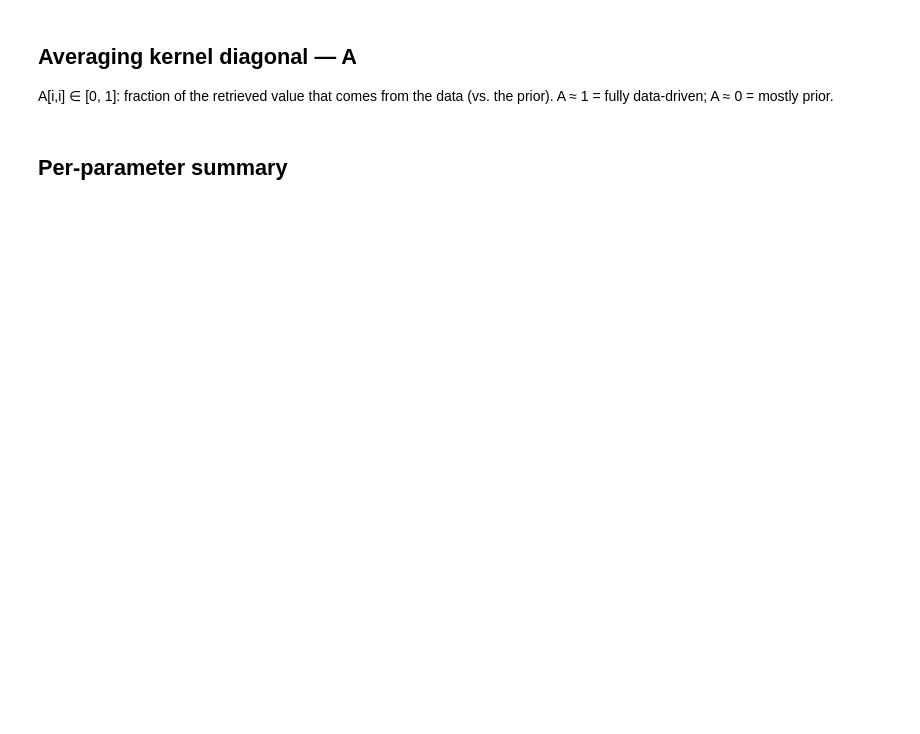
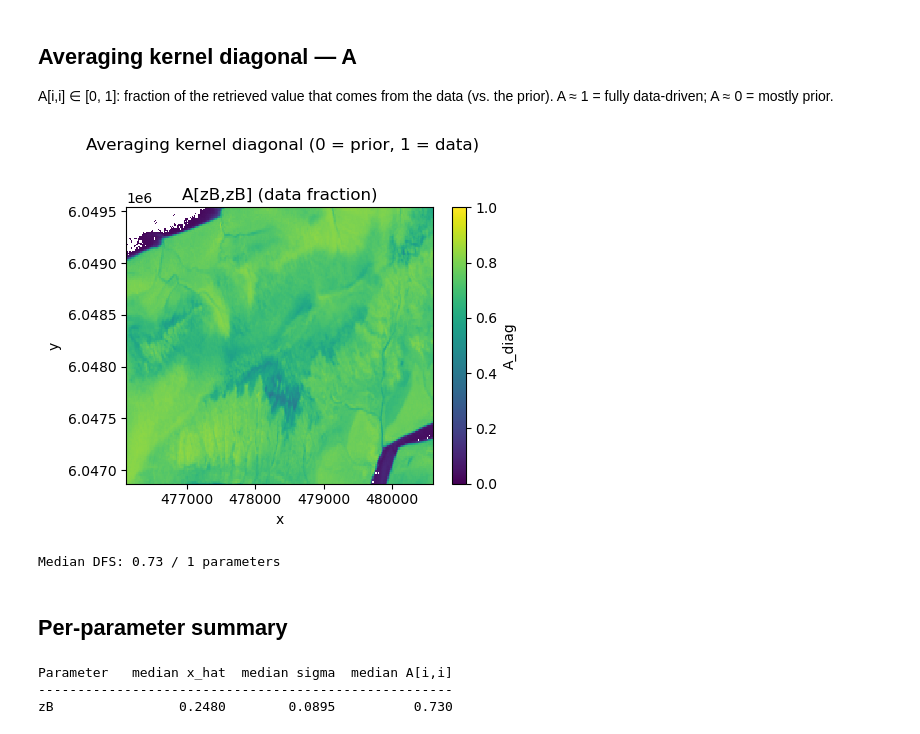
Before and after one commit to CMLandOcean/bio_optics, a Jupyter notebook: notebooks/07_OE_image_inversion_dask.ipynb, the cells around one changed output. Cells and saved outputs as stored; diff of their text form; code cells hidden in the pictures; blank space fills up the shorter version.

```diff
--- a/notebooks/07_OE_image_inversion_dask.ipynb
+++ b/notebooks/07_OE_image_inversion_dask.ipynb
@@ -303,25 +325,39 @@ plt.show()
 A[i,i] ∈ [0, 1]: fraction of the retrieved value that comes from the data
 (vs. the prior).  A ≈ 1 = fully data-driven; A ≈ 0 = mostly prior.
 # %%
-fig, axes = plt.subplots(2, 2, figsize=(12, 8))
-for ax, (param, (label, _, __)) in zip(axes.flat, param_labels.items()):
+fig, axes = plt.subplots(1, n_fit, figsize=(5 * n_fit, 4)) if n_fit > 1 else plt.subplots(1, 1, figsize=(5, 4))
+axes = np.atleast_1d(axes)
+
+for ax, (param, (label, _, __)) in zip(axes, param_labels.items()):
     ds['A_diag'].sel(param=param).plot(ax=ax, cmap='viridis', vmin=0, vmax=1)
     ax.set_title(f'A[{param},{param}] (data fraction)')
 
 plt.suptitle('Averaging kernel diagonal (0 = prior, 1 = data)', y=1.01)
 plt.tight_layout()
 plt.show()
 
+A_diag_all = results['A_diag']
 dfs = A_diag_all.sum(axis=-1)
-print(f'Median DFS: {np.nanmedian(dfs):.2f} / {len(setup_tile.fit_names)} parameters')
+print(f'Median DFS: {np.nanmedian(dfs):.2f} / {len(setup.fit_names)} parameters')
+# %% [output]
+[figure, added]
+Median DFS: 0.73 / 1 parameters
 # %% [markdown]
 ## Per-parameter summary
 # %%
+x_hat_all  = results['x_hat']
+sigma_all  = results['sigma']
+A_diag_all = results['A_diag']
+
 header = f"{'Parameter':<10}  {'median x_hat':>12}  {'median sigma':>12}  {'median A[i,i]':>13}"
 print(header)
 print('-' * len(header))
-for i, name in enumerate(setup_tile.fit_names):
+for i, name in enumerate(setup.fit_names):
     x_med = np.nanmedian(x_hat_all[..., i])
     s_med = np.nanmedian(sigma_all[..., i])
     a_med = np.nanmedian(A_diag_all[..., i])
     print(f'{name:<10}  {x_med:>12.4f}  {s_med:>12.4f}  {a_med:>13.3f}')
+# %% [output]
+Parameter   median x_hat  median sigma  median A[i,i]
+-----------------------------------------------------
+zB                0.2480        0.0895          0.730
```
Also changed, not shown: parts of 16 cells of this notebook, 4 other files.
